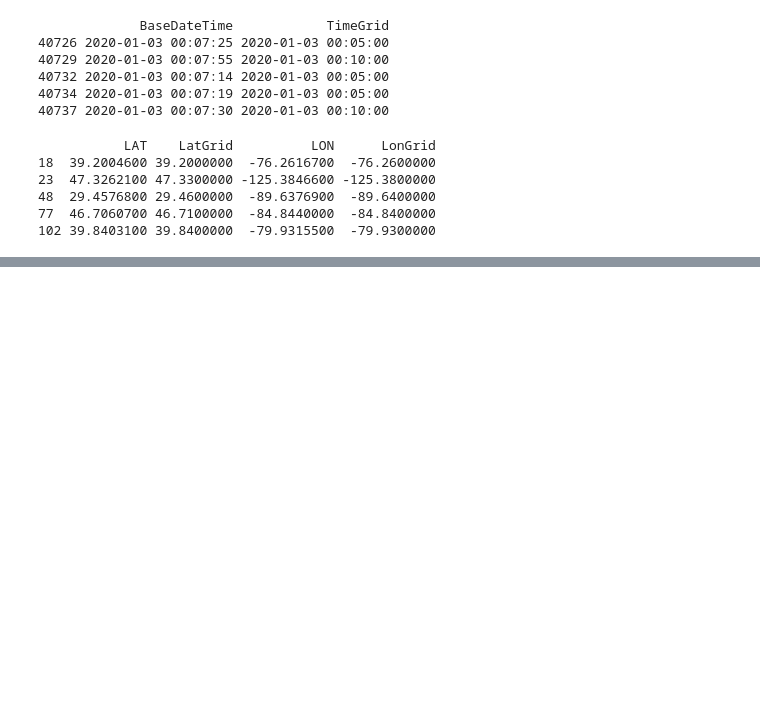
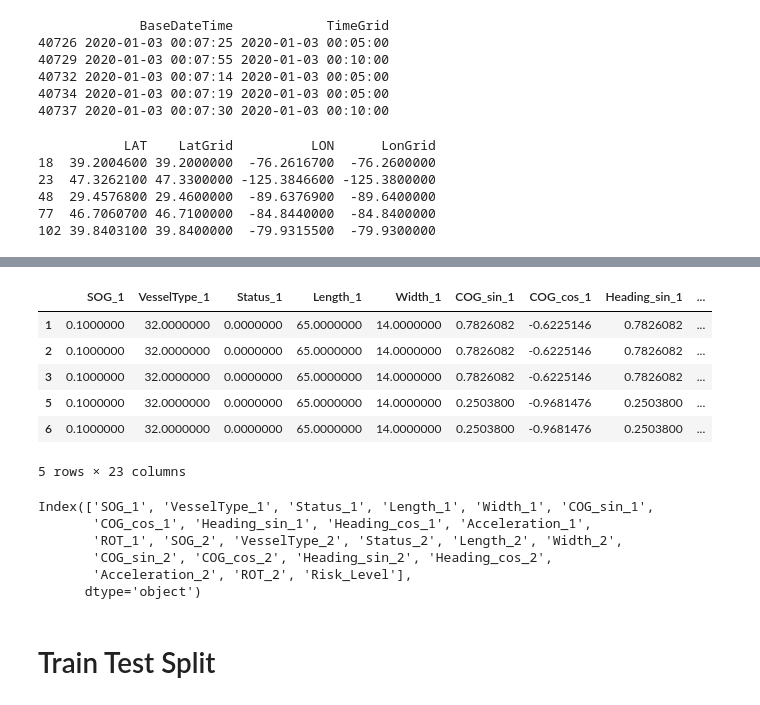
Before and after one commit to burakltnds/Telemetri_Verileriyle_Carpisma_Risk_Analizi, a Jupyter notebook: gemi_telemetri_verileriyle_carpisma_risk_analizi.ipynb, the cells around one changed output, grey strips where cells are left out. Drawn from its saved outputs; the diff is of its cells as text; code cells hidden in the pictures; blank space fills up the shorter version.

```diff
--- a/gemi_telemetri_verileriyle_carpisma_risk_analizi.ipynb
+++ b/gemi_telemetri_verileriyle_carpisma_risk_analizi.ipynb
@@ -520,0 +642,13 @@ clean_df.describe()
+# %%
+conditions = [
+    (pairs_df["DCPA"] < 500) & (pairs_df["TCPA"] >= 0) & (pairs_df["TCPA"] <= 600),
+    (pairs_df["DCPA"] < 1000) & (pairs_df["TCPA"] >= 0) & (pairs_df["TCPA"] <= 1200),
+    (pairs_df["DCPA"] < 2000) & (pairs_df["TCPA"] >= 0) & (pairs_df["TCPA"] <= 1800)
+]
+
+choices = [3, 2, 1]
+
+pairs_df["Risk_Level"] = np.select(conditions, choices, default=0)
+
+print("0: Güvenli | 1: Az Riskli | 2: Riskli | 3: Çok Riskli")
+print(pairs_df["Risk_Level"].value_counts().sort_index())
@@ -520,0 +677,30 @@ clean_df.describe()
+# %%
+cols_to_drop = [
+    "MMSI_1", "MMSI_2", "TimeGrid", "LatGrid", "LonGrid",
+    "BaseDateTime_1", "BaseDateTime_2", "LAT_1", "LON_1", "LAT_2", "LON_2",
+    "COG_1", "COG_2", "Heading_1", "Heading_2",
+    "TimeDiff_sec_1", "TimeDiff_sec_2", "SpeedDiff_1", "SpeedDiff_2",
+    "COGDiff_1", "COGDiff_2", "TransceiverClass_1", "TransceiverClass_2","TCPA", "DCPA"
+]
+pairs_df = pairs_df.drop(columns=cols_to_drop)
+
+display(pairs_df.head())
+# %% [output]
+|  | SOG_1 | VesselType_1 | Status_1 | Length_1 | Width_1 | COG_sin_1 | COG_cos_1 | Heading_sin_1 | ... |
+| 1 | 0.1000000 | 32.0000000 | 0.0000000 | 65.0000000 | 14.0000000 | 0.7826082 | -0.6225146 | 0.7826082 | ... |
+| 2 | 0.1000000 | 32.0000000 | 0.0000000 | 65.0000000 | 14.0000000 | 0.7826082 | -0.6225146 | 0.7826082 | ... |
+| 3 | 0.1000000 | 32.0000000 | 0.0000000 | 65.0000000 | 14.0000000 | 0.7826082 | -0.6225146 | 0.7826082 | ... |
+| 5 | 0.1000000 | 32.0000000 | 0.0000000 | 65.0000000 | 14.0000000 | 0.2503800 | -0.9681476 | 0.2503800 | ... |
+| 6 | 0.1000000 | 32.0000000 | 0.0000000 | 65.0000000 | 14.0000000 | 0.2503800 | -0.9681476 | 0.2503800 | ... |
+5 rows × 23 columns
+# %%
+pairs_df.columns
+# %% [output]
+Index(['SOG_1', 'VesselType_1', 'Status_1', 'Length_1', 'Width_1', 'COG_sin_1',
+       'COG_cos_1', 'Heading_sin_1', 'Heading_cos_1', 'Acceleration_1',
+       'ROT_1', 'SOG_2', 'VesselType_2', 'Status_2', 'Length_2', 'Width_2',
+       'COG_sin_2', 'COG_cos_2', 'Heading_sin_2', 'Heading_cos_2',
+       'Acceleration_2', 'ROT_2', 'Risk_Level'],
+      dtype='object')
+# %% [markdown]
+# Train Test Split
```
Also changed, not shown: parts of 12 cells of this notebook.
